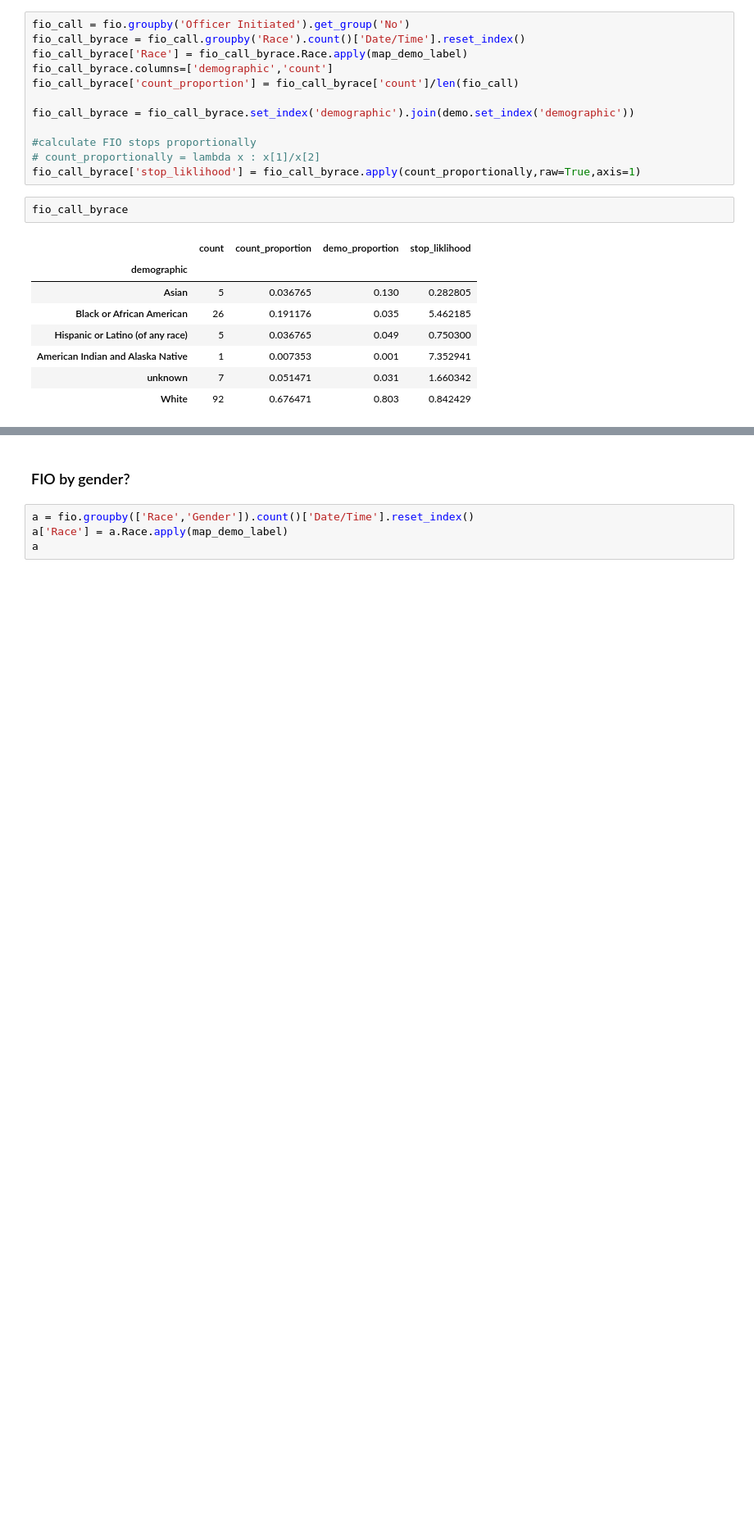
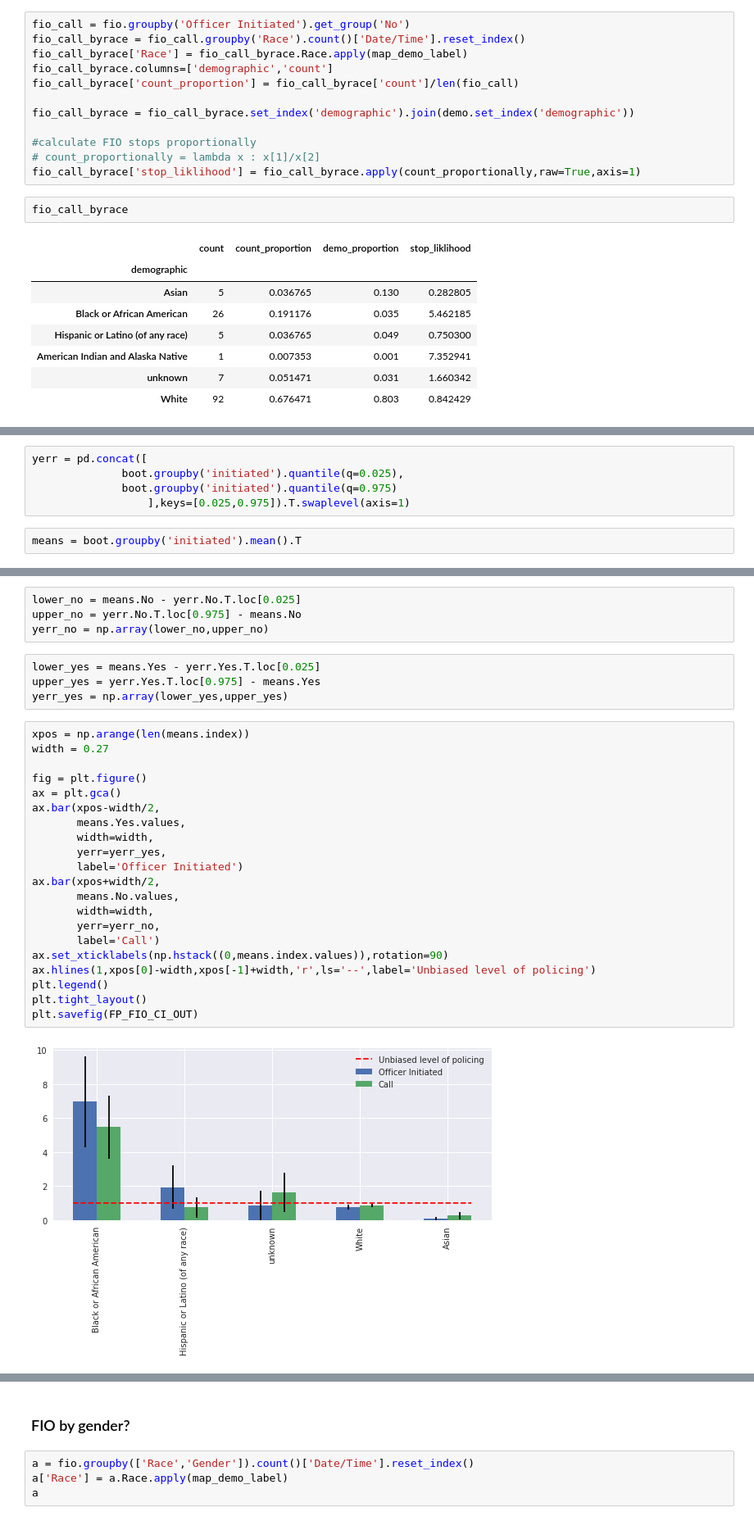
Before and after one commit to benyaminmk/DefundNPD, a Jupyter notebook: crime_spending_bias.ipynb, the cells around one changed output, grey strips where cells are left out. Shown at 82% size. Cells and saved outputs as stored; diff of their text form; blank space fills up the shorter version.

```diff
--- a/crime_spending_bias.ipynb
+++ b/crime_spending_bias.ipynb
@@ -259,0 +322,7 @@ compare.plot(kind='bar')
+# %%
+yerr = pd.concat([
+              boot.groupby('initiated').quantile(q=0.025),
+              boot.groupby('initiated').quantile(q=0.975)
+                  ],keys=[0.025,0.975]).T.swaplevel(axis=1)
+# %%
+means = boot.groupby('initiated').mean().T
@@ -259,0 +339,31 @@ compare.plot(kind='bar')
+# %%
+lower_no = means.No - yerr.No.T.loc[0.025]
+upper_no = yerr.No.T.loc[0.975] - means.No
+yerr_no = np.array(lower_no,upper_no)
+# %%
+lower_yes = means.Yes - yerr.Yes.T.loc[0.025]
+upper_yes = yerr.Yes.T.loc[0.975] - means.Yes
+yerr_yes = np.array(lower_yes,upper_yes)
+# %%
+xpos = np.arange(len(means.index))
+width = 0.27
+
+fig = plt.figure()
+ax = plt.gca()
+ax.bar(xpos-width/2,
+       means.Yes.values,
+       width=width,
+       yerr=yerr_yes,
+       label='Officer Initiated')
+ax.bar(xpos+width/2,
+       means.No.values,
+       width=width,
+       yerr=yerr_no,
+       label='Call')
+ax.set_xticklabels(np.hstack((0,means.index.values)),rotation=90)
+ax.hlines(1,xpos[0]-width,xpos[-1]+width,'r',ls='--',label='Unbiased level of policing')
+plt.legend()
+plt.tight_layout()
+plt.savefig(FP_FIO_CI_OUT)
+# %% [output]
+[figure, added]
```
Also changed, not shown: parts of 27 cells of this notebook, 5 other files.
